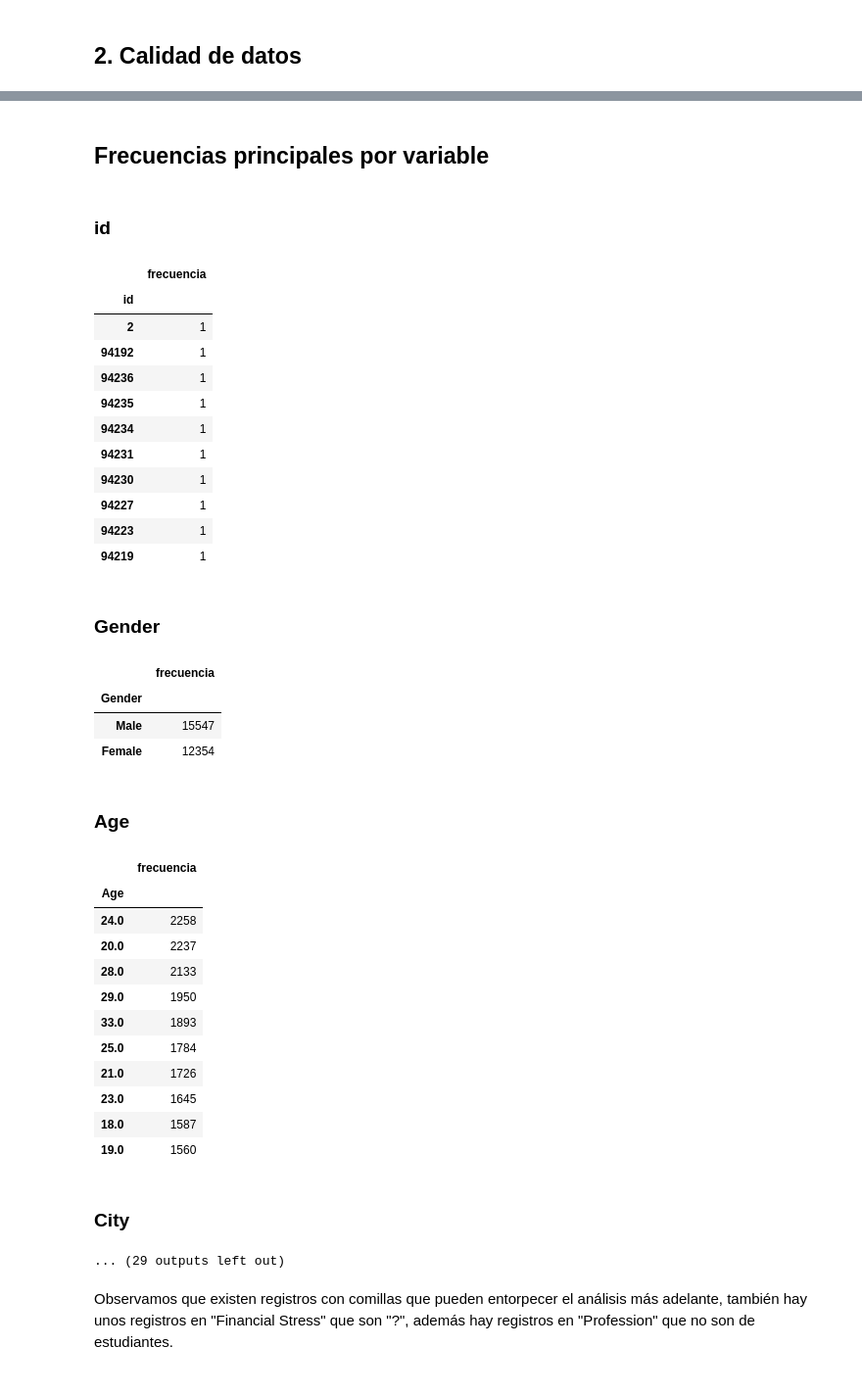
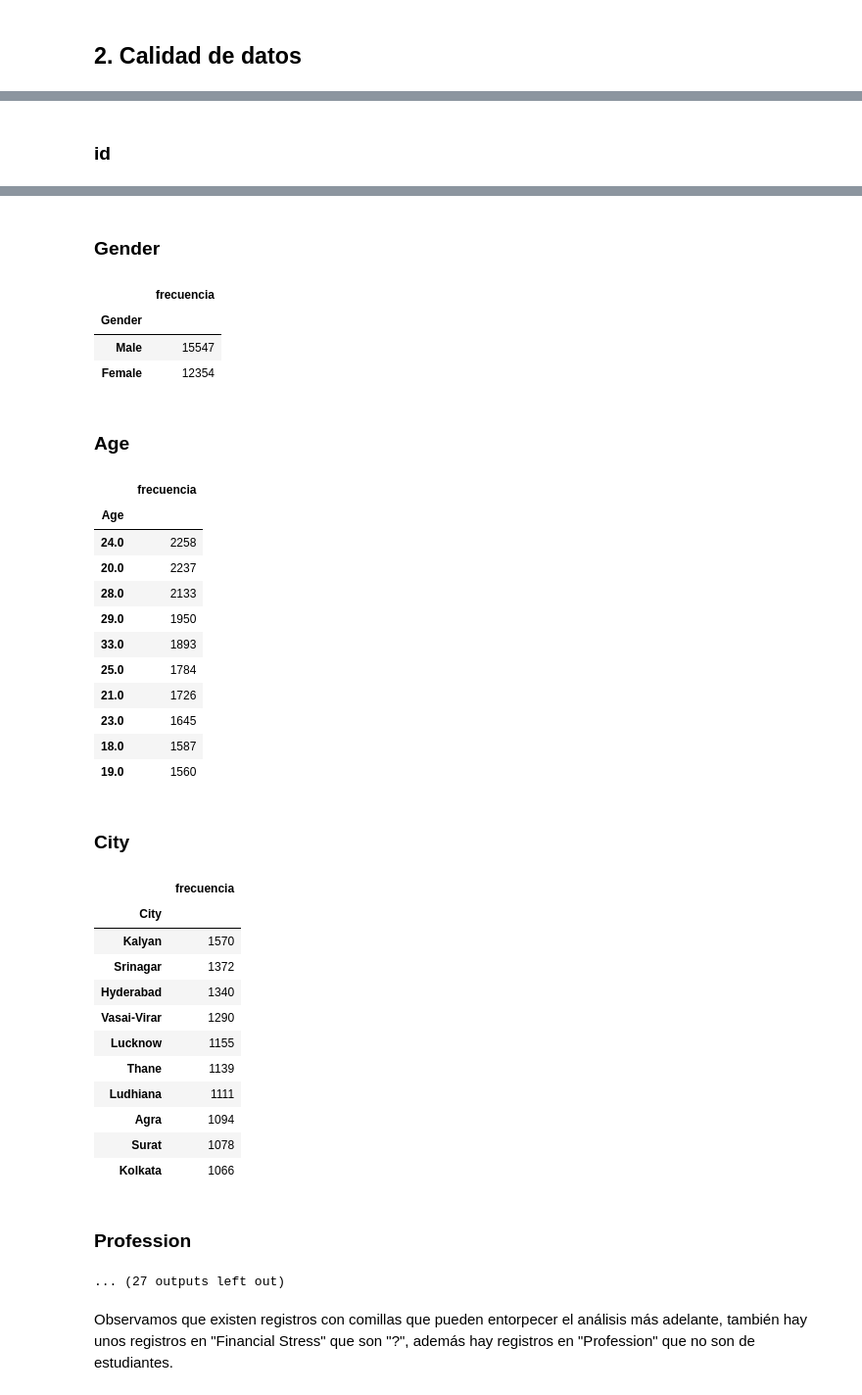
Before and after one commit to JuanJoseRodriguezF/Aprendizaje_maquina_proyecto, a Jupyter notebook: notebooks/02_entendimiento_datos_eda.ipynb, the cells around one changed output, grey strips where cells are left out. Shown at 98% size. Saved outputs shown, nothing was run; the diff lists cells and outputs as text; code cells hidden in the pictures.

```diff
--- a/notebooks/02_entendimiento_datos_eda.ipynb
+++ b/notebooks/02_entendimiento_datos_eda.ipynb
@@ -145,10 +142,6 @@ Desde un punto de vista inicial observamos que estas variables pueden ser más i
 # %% [markdown]
 ## 2. Calidad de datos
 # %%
-display(Markdown("## Valores nulos"))
-nulos = df.isnull().sum().sort_values(ascending=False)
-display(nulos[nulos > 0].to_frame("nulos"))
-
 display(Markdown("## Duplicados exactos"))
 display(pd.DataFrame({"duplicados_exactos": [df.duplicated().sum()]}))
 
@@ -163,0 +158 @@ for col in df.columns:
+### id
@@ -166,37 +171,36 @@ for col in df.columns:
-## Frecuencias principales por variable
-### id
+### Gender
 |  | frecuencia |
-| id |  |
-| 2 | 1 |
-| 94192 | 1 |
-| 94236 | 1 |
-| 94235 | 1 |
-| 94234 | 1 |
-| 94231 | 1 |
-| 94230 | 1 |
-| 94227 | 1 |
-| 94223 | 1 |
-| 94219 | 1 |
+| Gender |  |
+| Male | 15547 |
+| Female | 12354 |
-### Gender
+### Age
 |  | frecuencia |
-| Gender |  |
-| Male | 15547 |
-| Female | 12354 |
+| Age |  |
+| 24.0 | 2258 |
+| 20.0 | 2237 |
+| 28.0 | 2133 |
+| 29.0 | 1950 |
+| 33.0 | 1893 |
+| 25.0 | 1784 |
+| 21.0 | 1726 |
+| 23.0 | 1645 |
+| 18.0 | 1587 |
+| 19.0 | 1560 |
-### Age
+### City
 |  | frecuencia |
-| Age |  |
-| 24.0 | 2258 |
-| 20.0 | 2237 |
-| 28.0 | 2133 |
-| 29.0 | 1950 |
-| 33.0 | 1893 |
-| 25.0 | 1784 |
-| 21.0 | 1726 |
-| 23.0 | 1645 |
-| 18.0 | 1587 |
-| 19.0 | 1560 |
+| City |  |
+| Kalyan | 1570 |
+| Srinagar | 1372 |
+| Hyderabad | 1340 |
+| Vasai-Virar | 1290 |
+| Lucknow | 1155 |
+| Thane | 1139 |
+| Ludhiana | 1111 |
+| Agra | 1094 |
+| Surat | 1078 |
+| Kolkata | 1066 |
-### City
+### Profession
-... (29 outputs left out)
+... (27 outputs left out)
 # %% [markdown]
 Observamos que existen registros con comillas que pueden entorpecer el análisis más adelante, también hay unos registros en "Financial Stress" que son "?", además hay registros en "Profession" que no son de estudiantes.
 # %%
```
Also changed, not shown: parts of 10 cells of this notebook, 11 other files.
